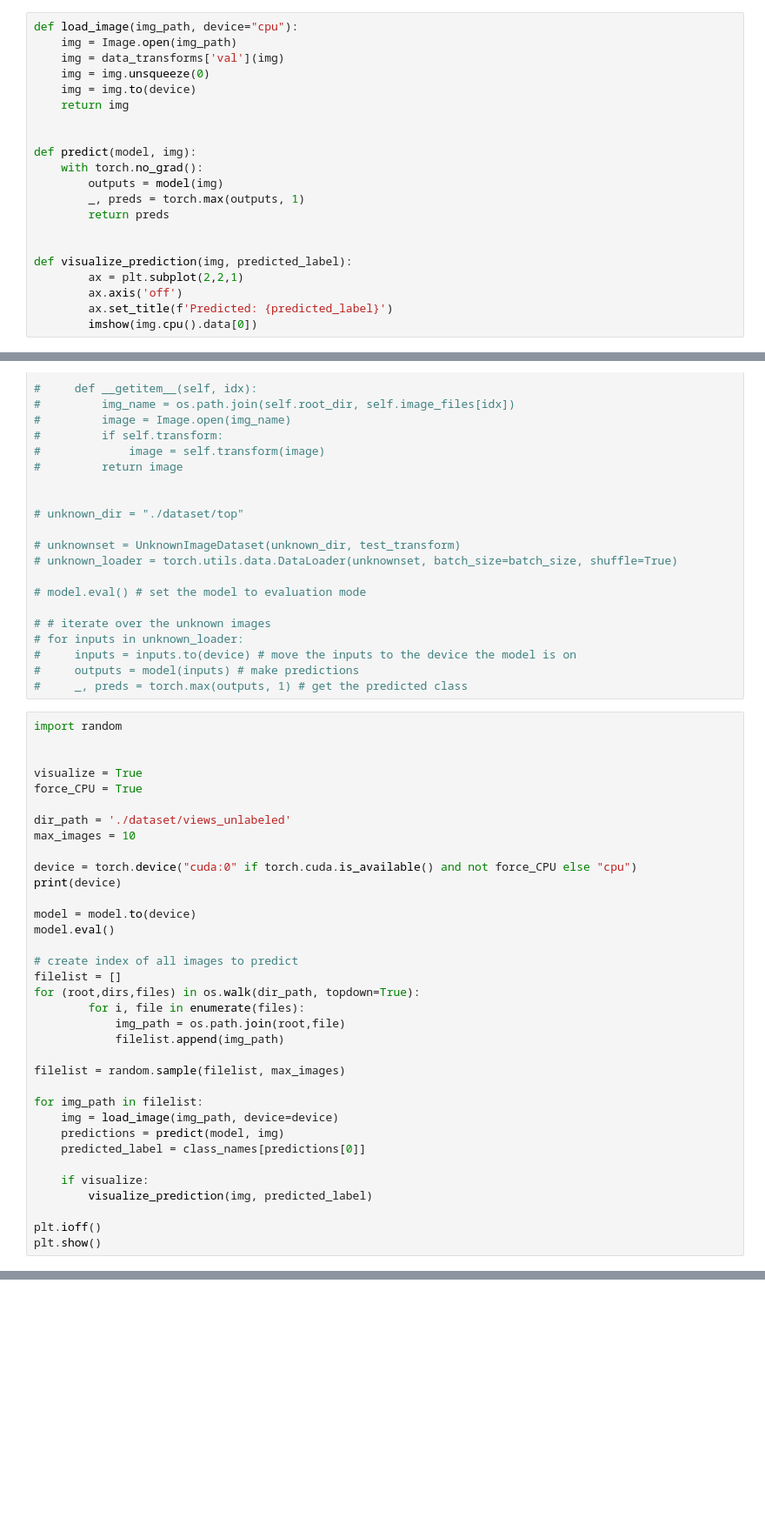
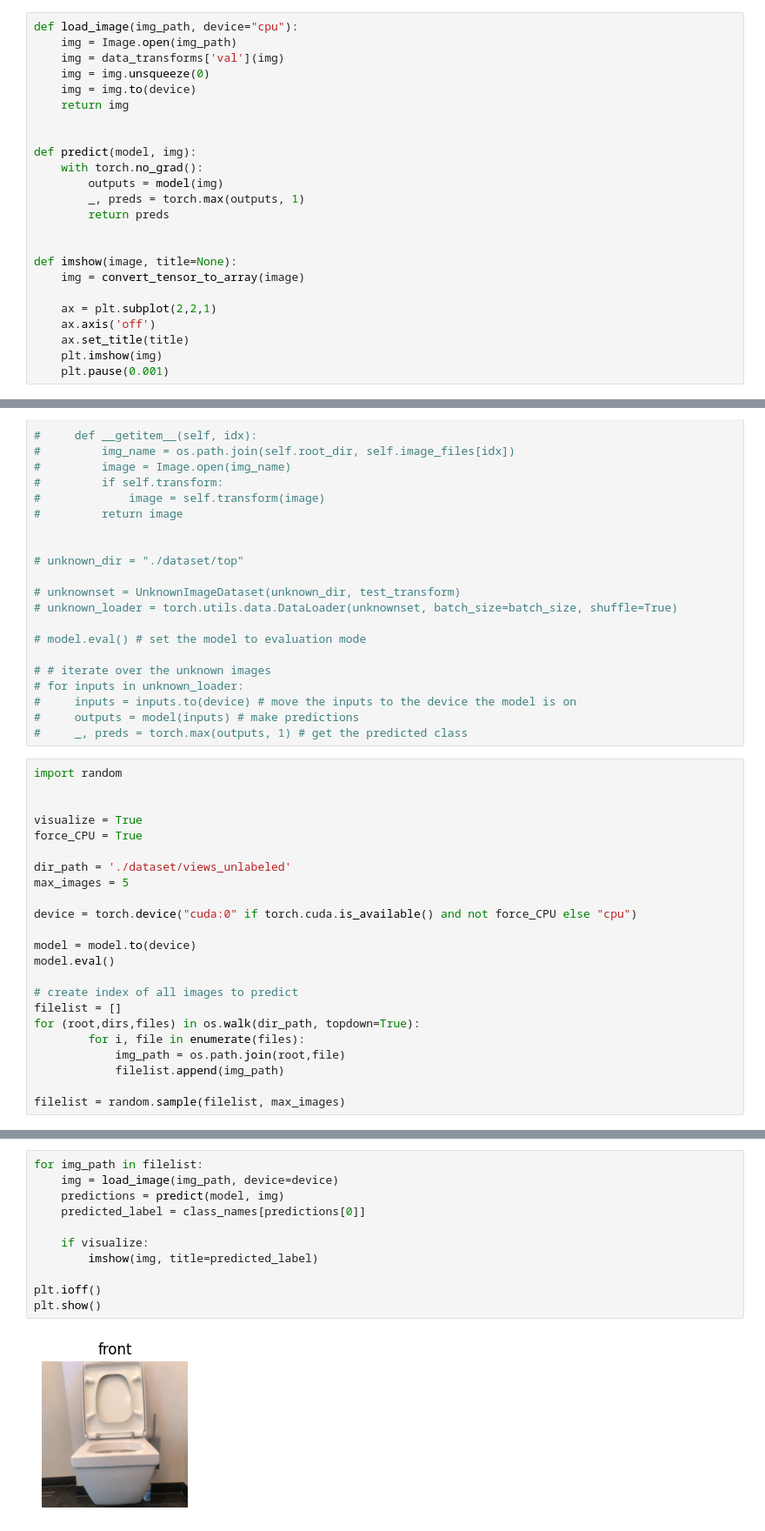
Before and after one commit to LaserBorg/ClassiFiTune, a Jupyter notebook: finetuning.ipynb, the cells around one changed output, grey strips where cells are left out. Shown at 87% size. Cells and saved outputs as stored; diff of their text form; blank space fills up the shorter version.

```diff
--- a/finetuning.ipynb
+++ b/finetuning.ipynb
@@ -349,11 +421,14 @@ def predict(model, img):
         return preds
 
 
-def visualize_prediction(img, predicted_label):
-        ax = plt.subplot(2,2,1)
-        ax.axis('off')
-        ax.set_title(f'Predicted: {predicted_label}')
-        imshow(img.cpu().data[0])
+def imshow(image, title=None):
+    img = convert_tensor_to_array(image)
+
+    ax = plt.subplot(2,2,1)
+    ax.axis('off')
+    ax.set_title(title)
+    plt.imshow(img)
+    plt.pause(0.001)
 # %%
 # class UnknownImageDataset(Dataset):
 #     def __init__(self, root_dir, transform=None):
@@ -392,10 +467,9 @@ visualize = True
 force_CPU = True
 
 dir_path = './dataset/views_unlabeled'
-max_images = 10
+max_images = 5
 
 device = torch.device("cuda:0" if torch.cuda.is_available() and not force_CPU else "cpu")
-print(device)
 
 model = model.to(device)
 model.eval()
@@ -408,14 +482,3 @@ for (root,dirs,files) in os.walk(dir_path, topdown=True):
             filelist.append(img_path)
 
 filelist = random.sample(filelist, max_images)
-
-for img_path in filelist:
-    img = load_image(img_path, device=device)
-    predictions = predict(model, img)
-    predicted_label = class_names[predictions[0]]
-
-    if visualize:
-        visualize_prediction(img, predicted_label)
-
-plt.ioff()
-plt.show()
@@ -433,0 +485,13 @@ cpu
+# %%
+for img_path in filelist:
+    img = load_image(img_path, device=device)
+    predictions = predict(model, img)
+    predicted_label = class_names[predictions[0]]
+
+    if visualize:
+        imshow(img, title=predicted_label)
+
+plt.ioff()
+plt.show()
+# %% [output]
+[figure, added]
```
Also changed, not shown: parts of 23 cells of this notebook, 6 other files.
